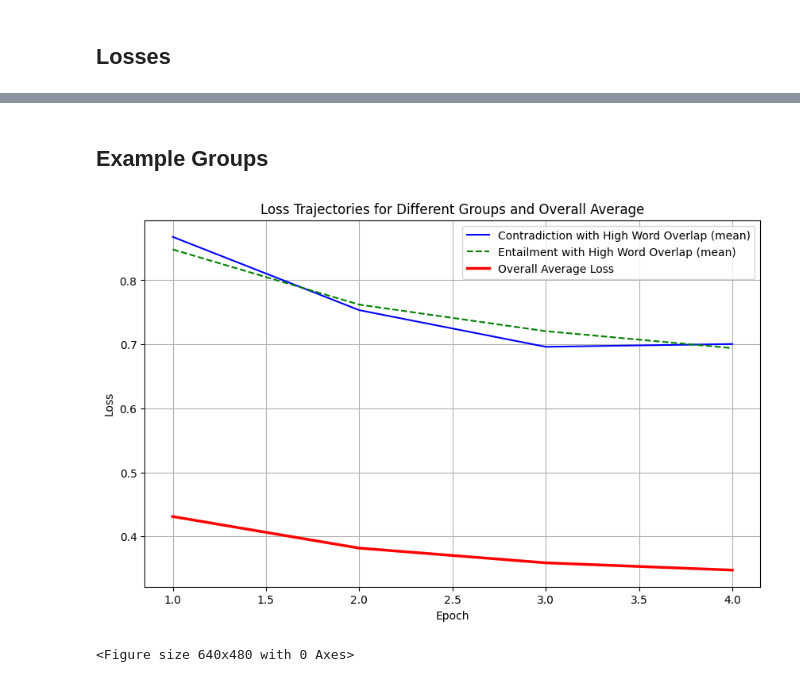
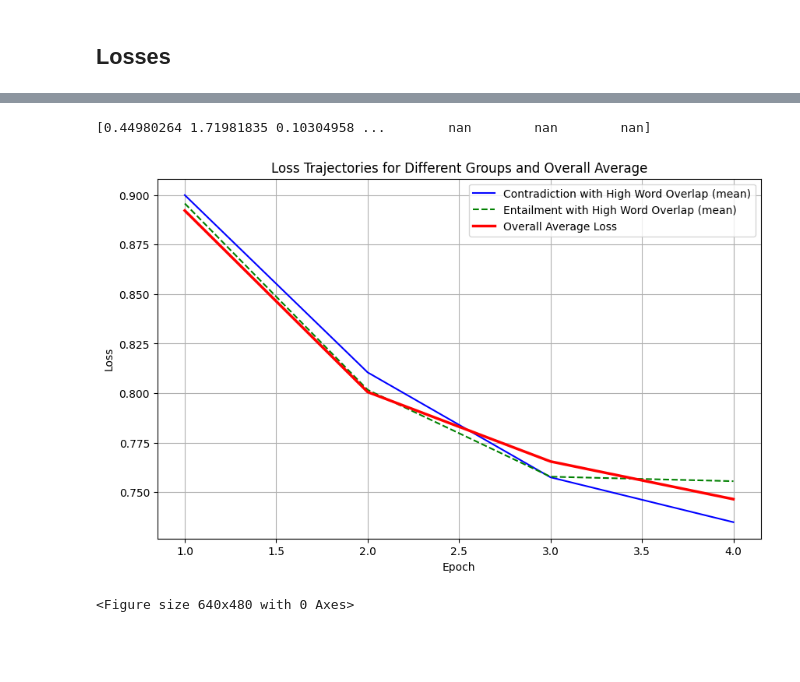
Before and after one commit to hugomilosz/hardness-metric-evaluation, a Jupyter notebook: run_bert_tiny_mnli.ipynb, the cells around one changed output, grey strips where cells are left out. Saved outputs shown, nothing was run; the diff lists cells and outputs as text; code cells hidden in the pictures; blank space fills up the shorter version.

```diff
--- a/run_bert_tiny_mnli.ipynb
+++ b/run_bert_tiny_mnli.ipynb
@@ -64,9 +64,9 @@ def compute_metrics(eval_pred):
 training_args = TrainingArguments(
     output_dir="bert-tiny-mnli",
     # learning_rate=2e-5,
-    per_device_train_batch_size=16,
+    per_device_train_batch_size=96,
     per_device_eval_batch_size=16,
-    num_train_epochs=4,
+    num_train_epochs=3,
     # weight_decay=0.01,
     evaluation_strategy="epoch",
     save_strategy="epoch",
@@ -92,7 +92,8 @@ trainer = CustomTrainer(
     tokenizer=tokenizer,
     data_collator=DataCollatorWithPadding(tokenizer=tokenizer),
     compute_metrics=compute_metrics,
-    methods=["loss", "forgetting", "datamaps"]
+    methods=["aum", "datamaps", "forgetting", "loss"],
+    num_classes=num_labels
 )
 
 trainer.train()
@@ -221,8 +206,6 @@ results = {
         "Contradiction with Low Word Overlap": 0,
     },
 }
-# %% [markdown]
-## Example Groups
 # %%
 import matplotlib.pyplot as plt
 import numpy as np
@@ -281,36 +264,38 @@ for idx, (group, indices) in enumerate(results.items()):
     if not indices:
         print(f"No examples in the group {group}.")
         continue
 
     # Get losses for this group's samples across all epochs
     group_losses = all_losses[:, indices]
-    group_losses[group_losses == 0.0] = np.nan
+    # group_losses[group_losses == 0.0] = np.nan
     avg_loss_per_epoch = np.nanmean(group_losses, axis=1)
 
     # Plot
     plt.plot(range(1, len(avg_loss_per_epoch) + 1),
              avg_loss_per_epoch,
              label=f"{group} (mean)",
              linestyle=line_styles[idx % len(line_styles)],
              color=colors[idx % len(colors)])
 
 # Plot overall average
-overall_avg_per_epoch = np.mean(all_losses, axis=1)
+overall_avg_per_epoch = np.nanmean(all_losses, axis=1)
+print(all_losses[1])
 plt.plot(range(1, len(overall_avg_per_epoch) + 1),
          overall_avg_per_epoch,
          label='Overall Average Loss',
          linestyle='-',
          color=colors[-1],
          linewidth=2.5)
 
 plt.title("Loss Trajectories for Different Groups and Overall Average")
 plt.xlabel("Epoch")
 plt.ylabel("Loss")
 plt.legend()
 plt.grid(True)
 plt.show()
 # %% [output]
+[0.44980264 1.71981835 0.10304958 ...        nan        nan        nan]
-[figure, old version]
+[figure, new version]
 # %%
 plt.savefig("group_loss_trajectories.png")
 wandb.log({"Loss Trajectories for High Word Overlap Groups": wandb.Image("group_loss_trajectories.png")})
```
Also changed, not shown: parts of 21 cells of this notebook, 2 other files.
